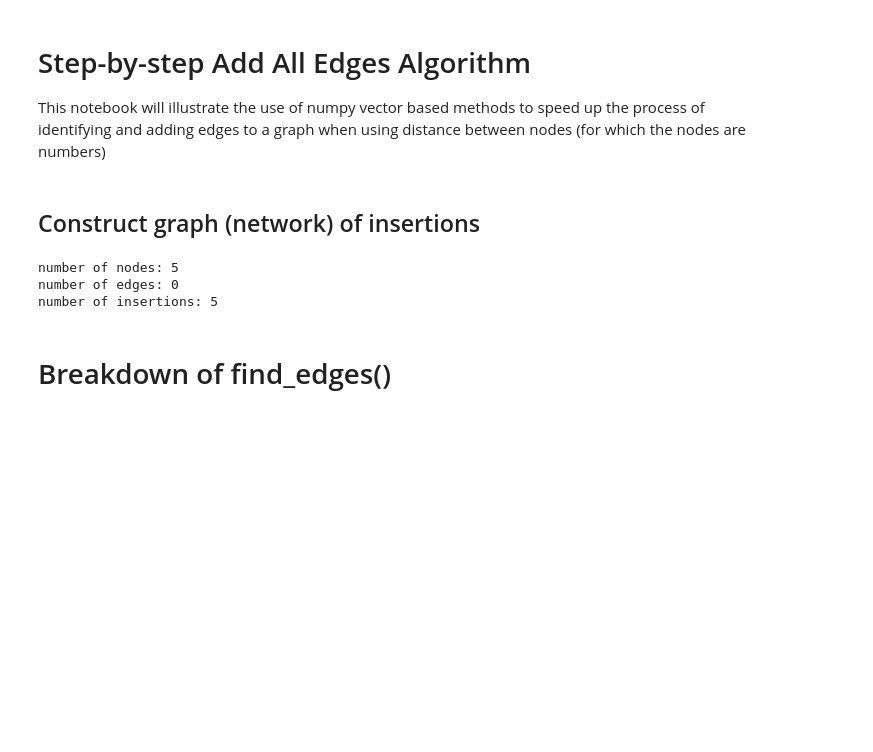
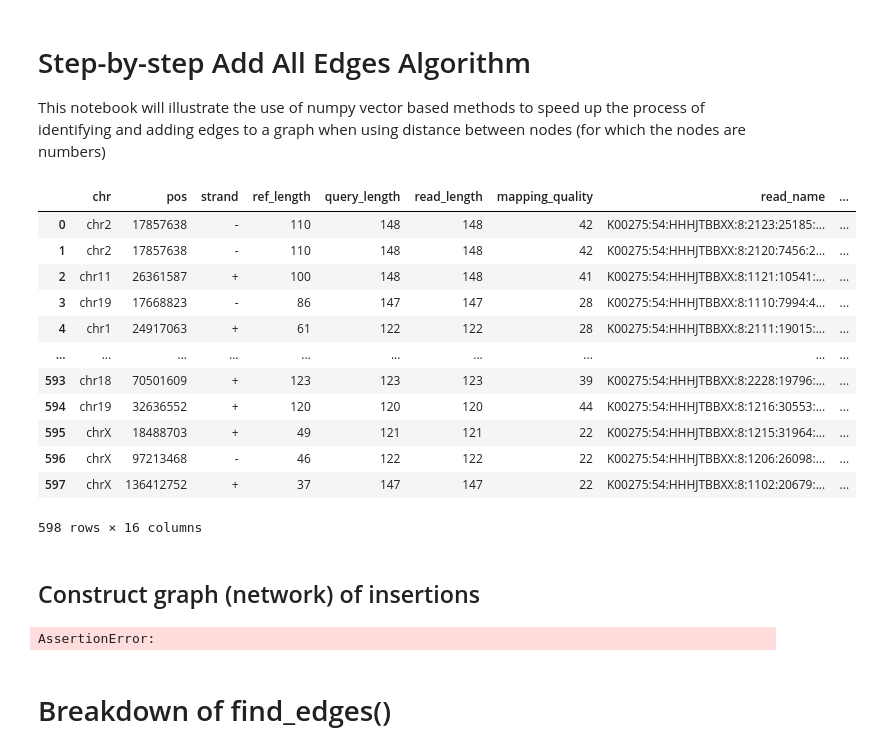
Before and after one commit to RogersLabGroup/NetCIS, a Jupyter notebook: notebooks/create_graph_edges.ipynb, the cells around one changed output. Drawn from its saved outputs; the diff is of its cells as text; code cells hidden in the pictures; blank space fills up the shorter version.

```diff
--- a/notebooks/create_graph_edges.ipynb
+++ b/notebooks/create_graph_edges.ipynb
@@ -15,11 +15,11 @@ from pandas import read_csv, concat, DataFrame
 import networkx as nx
 # %%
 args = {
-    'insertion_dir': Path("/research/labs/immunology/rogerslm/m277102/projects/NetCIS/2020_SB/all_files-insertions/"),
-    'output': Path("/research/labs/immunology/rogerslm/m277102/projects/NetCIS/2020_SB/all_files-graphs"),
+    'insertion_dir': Path('/project/cs-myers/MathewF/projects/Laura-SB-Analysis/NetCIS/toy-data/2020_SB-insertions/'),
+    'output': Path('/project/cs-myers/MathewF/projects/Laura-SB-Analysis/NetCIS/toy-data/2020_SB-graphs/'),
 
-    # 'insertion_dir': Path('/project/cs-myers/MathewF/projects/Laura-SB-Analysis/NetCIS/toy-data/2020_SB-insertions/'),
-    # 'output': Path('/project/cs-myers/MathewF/projects/Laura-SB-Analysis/NetCIS/toy-data/2020_SB-graphs/'),
+    # 'insertion_dir': Path("/research/labs/immunology/rogerslm/m277102/projects/NetCIS/2020_SB/all_files-insertions/"),
+    # 'output': Path("/research/labs/immunology/rogerslm/m277102/projects/NetCIS/2020_SB/all_files-graphs"),
 
     'verbose': 1,
     'jobs': 8,
@@ -34,13 +34,28 @@ out_dir_control.mkdir(parents=True, exist_ok=True)
 # %%
 # get all files in data dir, load each file as pandas.DataFrame, and add meta data based on the file name
 insert_list = []
 for file in args["insertion_dir"].iterdir():
-    cell_type, cell_id, tumor_type = file.stem.split("-")
-    tmp_df = read_csv(file)
-    tmp_df["cell type"] = cell_type
-    tmp_df["cell id"] = cell_id
-    tmp_df["tumor type"] = tumor_type
+    tmp_df = read_csv(file, sep="\t")
+    tumor_model, sample_id, tissue_type = file.name.split("-")
+    tmp_df["tumor_model"] = tumor_model
+    tmp_df["sample_id"] = sample_id
+    tmp_df["tissue"] = tissue_type.split(".")[0]  # RT/LT/S
     insert_list.append(tmp_df)
 inserts_df = concat(insert_list, ignore_index=True)
+display(inserts_df)
+# %% [output]
+|  | chr | pos | strand | ref_length | query_length | read_length | mapping_quality | read_name | ... |
+| 0 | chr2 | 17857638 | - | 110 | 148 | 148 | 42 | K00275:54:HHHJTBBXX:8:2123:25185:... | ... |
+| 1 | chr2 | 17857638 | - | 110 | 148 | 148 | 42 | K00275:54:HHHJTBBXX:8:2120:7456:2... | ... |
+| 2 | chr11 | 26361587 | + | 100 | 148 | 148 | 41 | K00275:54:HHHJTBBXX:8:1121:10541:... | ... |
+| 3 | chr19 | 17668823 | - | 86 | 147 | 147 | 28 | K00275:54:HHHJTBBXX:8:1110:7994:4... | ... |
+| 4 | chr1 | 24917063 | + | 61 | 122 | 122 | 28 | K00275:54:HHHJTBBXX:8:2111:19015:... | ... |
+| ... | ... | ... | ... | ... | ... | ... | ... | ... | ... |
+| 593 | chr18 | 70501609 | + | 123 | 123 | 123 | 39 | K00275:54:HHHJTBBXX:8:2228:19796:... | ... |
+| 594 | chr19 | 32636552 | + | 120 | 120 | 120 | 44 | K00275:54:HHHJTBBXX:8:1216:30553:... | ... |
+| 595 | chrX | 18488703 | + | 49 | 121 | 121 | 22 | K00275:54:HHHJTBBXX:8:1215:31964:... | ... |
+| 596 | chrX | 97213468 | - | 46 | 122 | 122 | 22 | K00275:54:HHHJTBBXX:8:1206:26098:... | ... |
+| 597 | chrX | 136412752 | + | 37 | 147 | 147 | 22 | K00275:54:HHHJTBBXX:8:1102:20679:... | ... |
+598 rows × 16 columns
 # %%
 # separate data into case/controls
@@ -161,12 +165,10 @@ def graph_properties(G):
     print(f"number of insertions: {num_inserts}")
 # %%
 # test run of toy-data
-G = create_graph(insert_case[insert_case['chr'] == "chr1"] , 50000, out_dir_case / "chr1.graphml")
+G = create_graph(insert_control[insert_control['chr'] == "chr6"] , 50000, out_dir_case / "chr1.graphml")
 graph_properties(G)
 # %% [output]
-number of nodes: 5
-number of edges: 0
-number of insertions: 5
+AssertionError:
 # %% [markdown]
 # Breakdown of find_edges()
 # %% [markdown]
```
Also changed, not shown: parts of 17 cells of this notebook, 7 other files.
